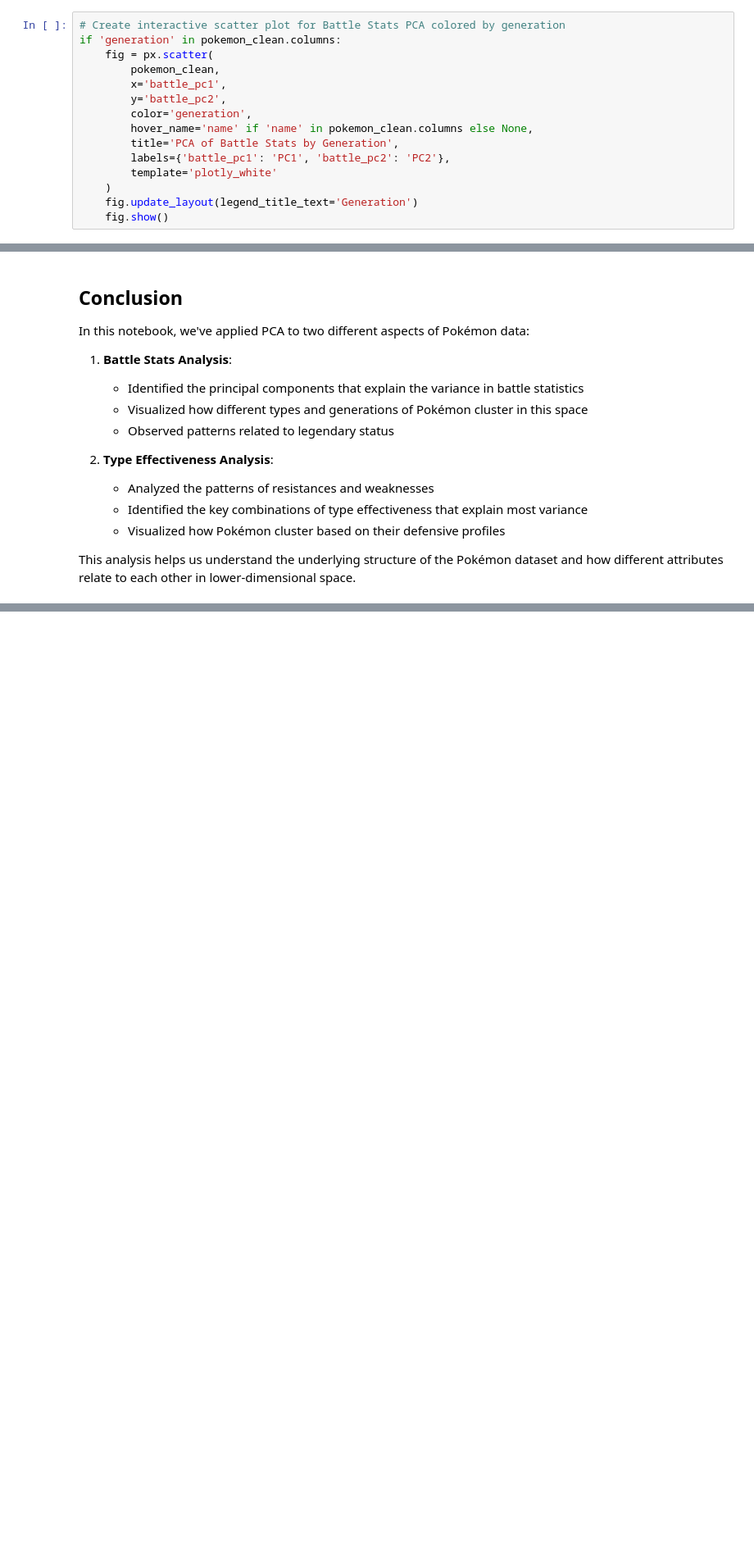
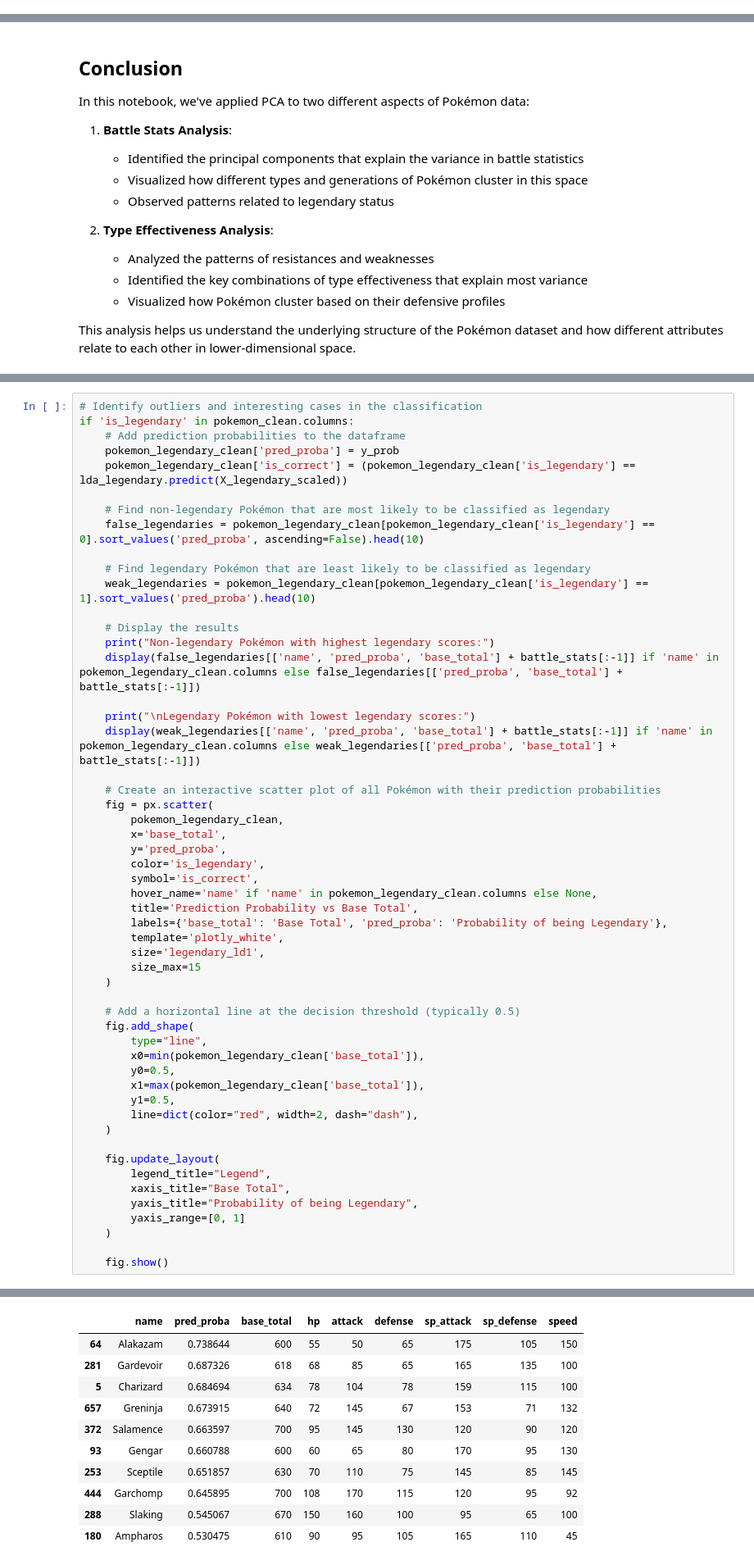
Before and after one commit to Neel-shetty/pokemon-dimensionality-reduction, a Jupyter notebook: pokemon_pca_analysis.ipynb, the cells around one changed output, grey strips where cells are left out. Shown at 82% size. Cells and saved outputs as stored; diff of their text form; blank space fills up the shorter version.

```diff
--- a/pokemon_pca_analysis.ipynb
+++ b/pokemon_pca_analysis.ipynb
@@ -571,18 +571,3 @@ if 'is_legendary' in pokemon_clean.columns:
     )
     fig.update_layout(legend_title_text='Legendary')
     fig.show()
-# %%
-# Create interactive scatter plot for Battle Stats PCA colored by generation
-if 'generation' in pokemon_clean.columns:
-    fig = px.scatter(
-        pokemon_clean,
-        x='battle_pc1',
-        y='battle_pc2',
-        color='generation',
-        hover_name='name' if 'name' in pokemon_clean.columns else None,
-        title='PCA of Battle Stats by Generation',
-        labels={'battle_pc1': 'PC1', 'battle_pc2': 'PC2'},
-        template='plotly_white'
-    )
-    fig.update_layout(legend_title_text='Generation')
-    fig.show()
@@ -636,0 +907,54 @@ This analysis helps us understand the underlying structure of the Pokémon datas
+# %%
+# Identify outliers and interesting cases in the classification
+if 'is_legendary' in pokemon_clean.columns:
+    # Add prediction probabilities to the dataframe
+    pokemon_legendary_clean['pred_proba'] = y_prob
+    pokemon_legendary_clean['is_correct'] = (pokemon_legendary_clean['is_legendary'] == lda_legendary.predict(X_legendary_scaled))
+
+    # Find non-legendary Pokémon that are most likely to be classified as legendary
+    false_legendaries = pokemon_legendary_clean[pokemon_legendary_clean['is_legendary'] == 0].sort_values('pred_proba', ascending=False).head(10)
+
+    # Find legendary Pokémon that are least likely to be classified as legendary
+    weak_legendaries = pokemon_legendary_clean[pokemon_legendary_clean['is_legendary'] == 1].sort_values('pred_proba').head(10)
+
+    # Display the results
+    print("Non-legendary Pokémon with highest legendary scores:")
+    display(false_legendaries[['name', 'pred_proba', 'base_total'] + battle_stats[:-1]] if 'name' in pokemon_legendary_clean.columns else false_legendaries[['pred_proba', 'base_total'] + battle_stats[:-1]])
+
+    print("\nLegendary Pokémon with lowest legendary scores:")
+    display(weak_legendaries[['name', 'pred_proba', 'base_total'] + battle_stats[:-1]] if 'name' in pokemon_legendary_clean.columns else weak_legendaries[['pred_proba', 'base_total'] + battle_stats[:-1]])
+
+    # Create an interactive scatter plot of all Pokémon with their prediction probabilities
+    fig = px.scatter(
+        pokemon_legendary_clean,
+        x='base_total',
+        y='pred_proba',
+        color='is_legendary',
+        symbol='is_correct',
+        hover_name='name' if 'name' in pokemon_legendary_clean.columns else None,
+        title='Prediction Probability vs Base Total',
+        labels={'base_total': 'Base Total', 'pred_proba': 'Probability of being Legendary'},
+        template='plotly_white',
+        size='legendary_ld1',
+        size_max=15
+    )
+
+    # Add a horizontal line at the decision threshold (typically 0.5)
+    fig.add_shape(
+        type="line",
+        x0=min(pokemon_legendary_clean['base_total']),
+        y0=0.5,
+        x1=max(pokemon_legendary_clean['base_total']),
+        y1=0.5,
+        line=dict(color="red", width=2, dash="dash"),
+    )
+
+    fig.update_layout(
+        legend_title="Legend",
+        xaxis_title="Base Total",
+        yaxis_title="Probability of being Legendary",
+        yaxis_range=[0, 1]
+    )
+
+    fig.show()
+# %% [output]
@@ -636,0 +962,11 @@ This analysis helps us understand the underlying structure of the Pokémon datas
+|  | name | pred_proba | base_total | hp | attack | defense | sp_attack | sp_defense | speed |
+| 64 | Alakazam | 0.738644 | 600 | 55 | 50 | 65 | 175 | 105 | 150 |
+| 281 | Gardevoir | 0.687326 | 618 | 68 | 85 | 65 | 165 | 135 | 100 |
+| 5 | Charizard | 0.684694 | 634 | 78 | 104 | 78 | 159 | 115 | 100 |
+| 657 | Greninja | 0.673915 | 640 | 72 | 145 | 67 | 153 | 71 | 132 |
+| 372 | Salamence | 0.663597 | 700 | 95 | 145 | 130 | 120 | 90 | 120 |
+| 93 | Gengar | 0.660788 | 600 | 60 | 65 | 80 | 170 | 95 | 130 |
+| 253 | Sceptile | 0.651857 | 630 | 70 | 110 | 75 | 145 | 85 | 145 |
+| 444 | Garchomp | 0.645895 | 700 | 108 | 170 | 115 | 120 | 95 | 92 |
+| 288 | Slaking | 0.545067 | 670 | 150 | 160 | 100 | 95 | 65 | 100 |
+| 180 | Ampharos | 0.530475 | 610 | 90 | 95 | 105 | 165 | 110 | 45 |
```
Also changed, not shown: parts of 15 cells of this notebook, 2 other files.
